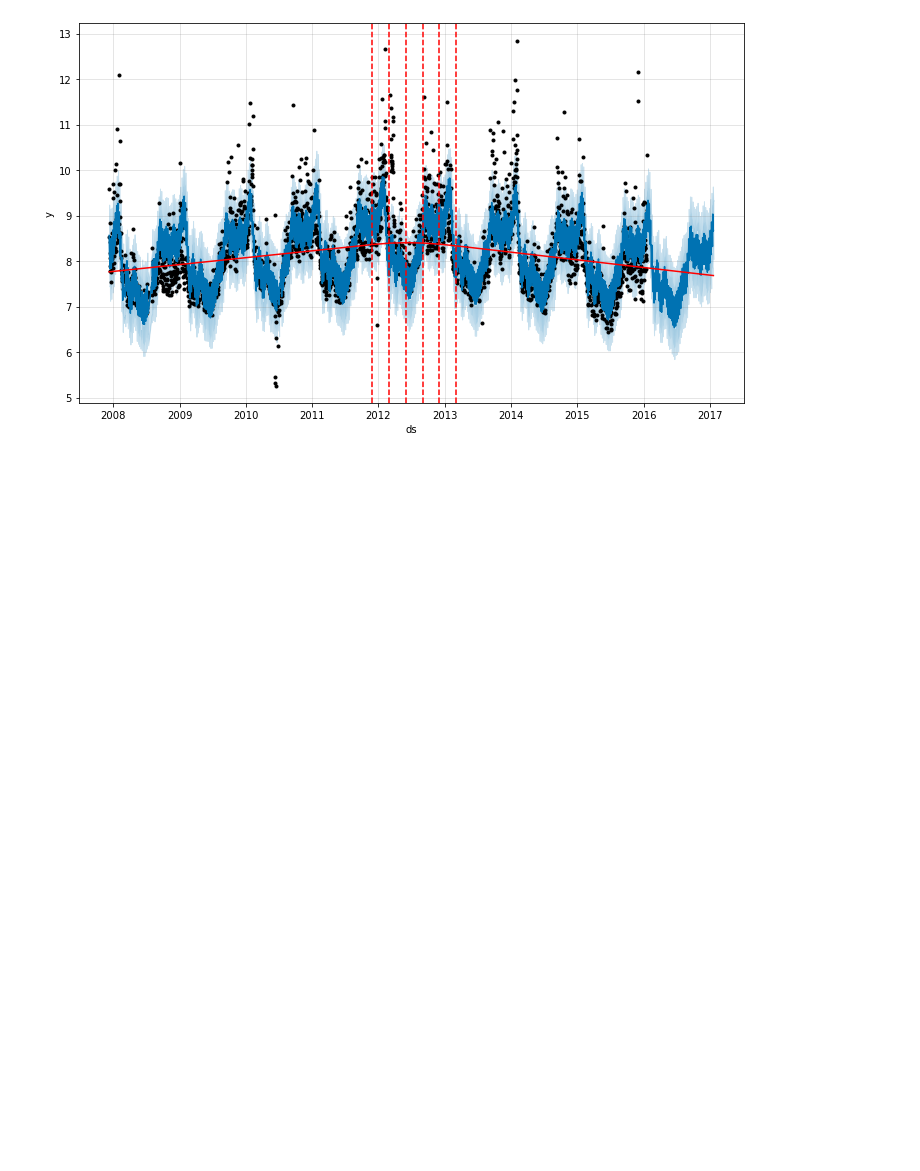
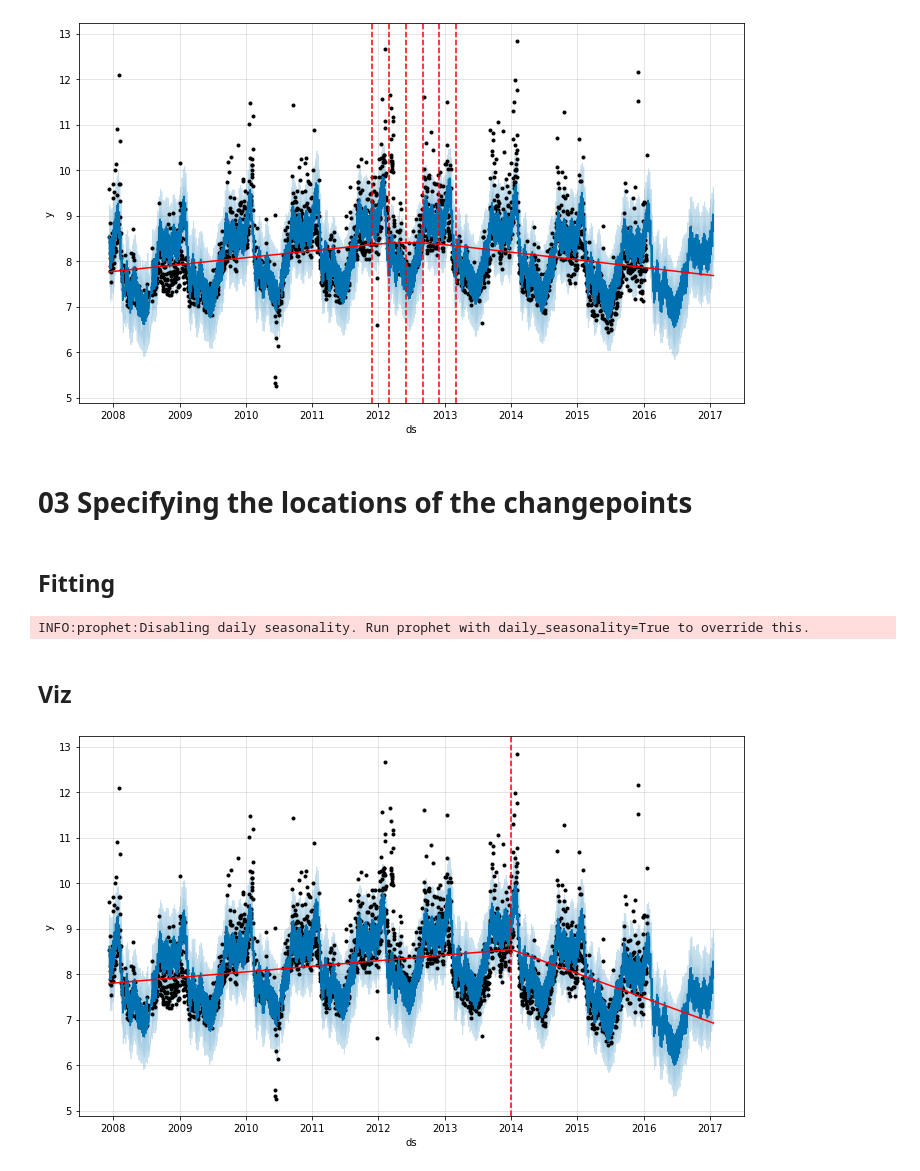
Before and after one commit to Ivanlong0630/Time_Series, a Jupyter notebook: Prophet/03_Prophet_Trend_Changepoints.ipynb, the cells around one changed output. Cells and saved outputs as stored; diff of their text form; code cells hidden in the pictures; blank space fills up the shorter version.

```diff
--- a/Prophet/03_Prophet_Trend_Changepoints.ipynb
+++ b/Prophet/03_Prophet_Trend_Changepoints.ipynb
@@ -124,3 +124,22 @@ a_sc001=add_changepoints_to_plot(fig_sc001.gca(),
                                  forecast_sc001)
 # %% [output]
 [figure]
+# %% [markdown]
+# 03 Specifying the locations of the changepoints
+# %% [markdown]
+## Fitting
+# %%
+m_cp=Prophet(changepoints=['2014-01-01'])
+forecast_cp=m_cp.fit(df).predict(future)
+# %% [output]
+INFO:prophet:Disabling daily seasonality. Run prophet with daily_seasonality=True to override this.
+# %% [markdown]
+## Viz
+# %%
+fig_cp=m_cp.plot(forecast_cp)
+a_cp=add_changepoints_to_plot(fig_cp.gca(),
+                              m_cp,
+                              forecast_cp
+                             )
+# %% [output]
+[figure, added]
```
Also changed, not shown: parts of 1 cell of this notebook, 1 other file.
